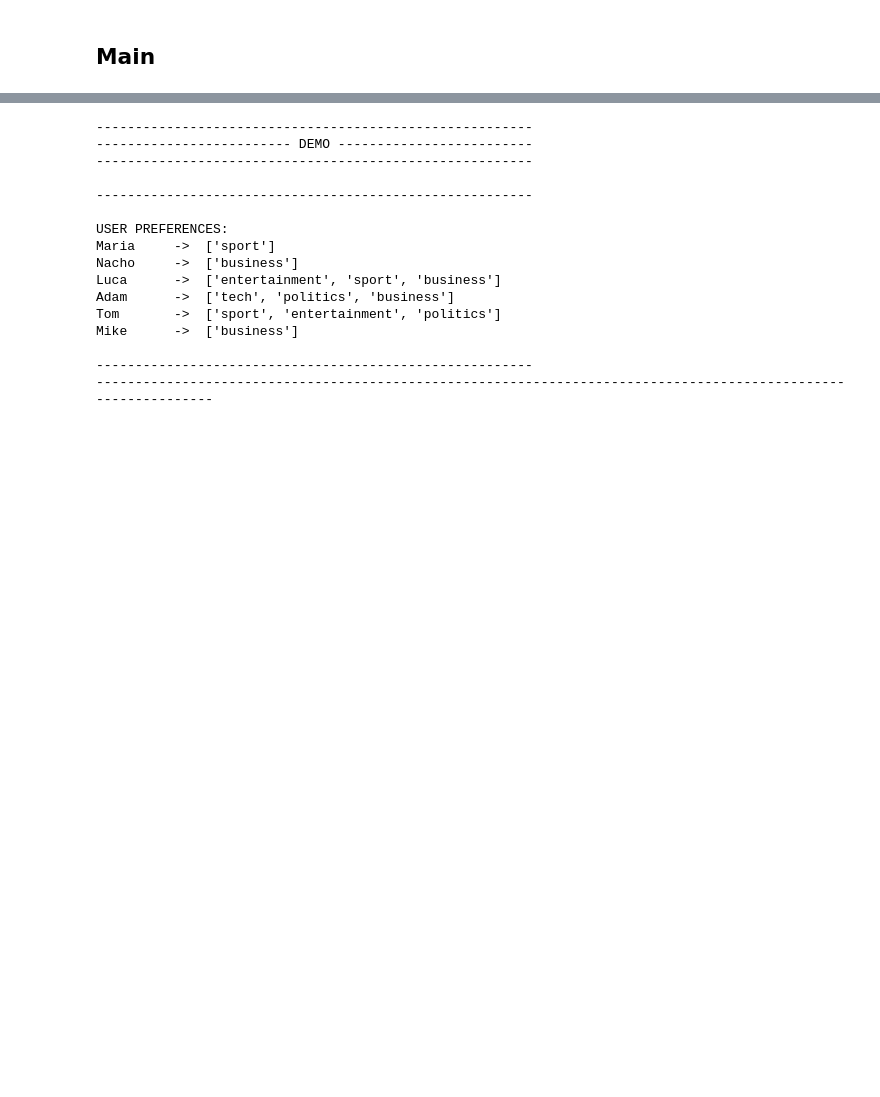
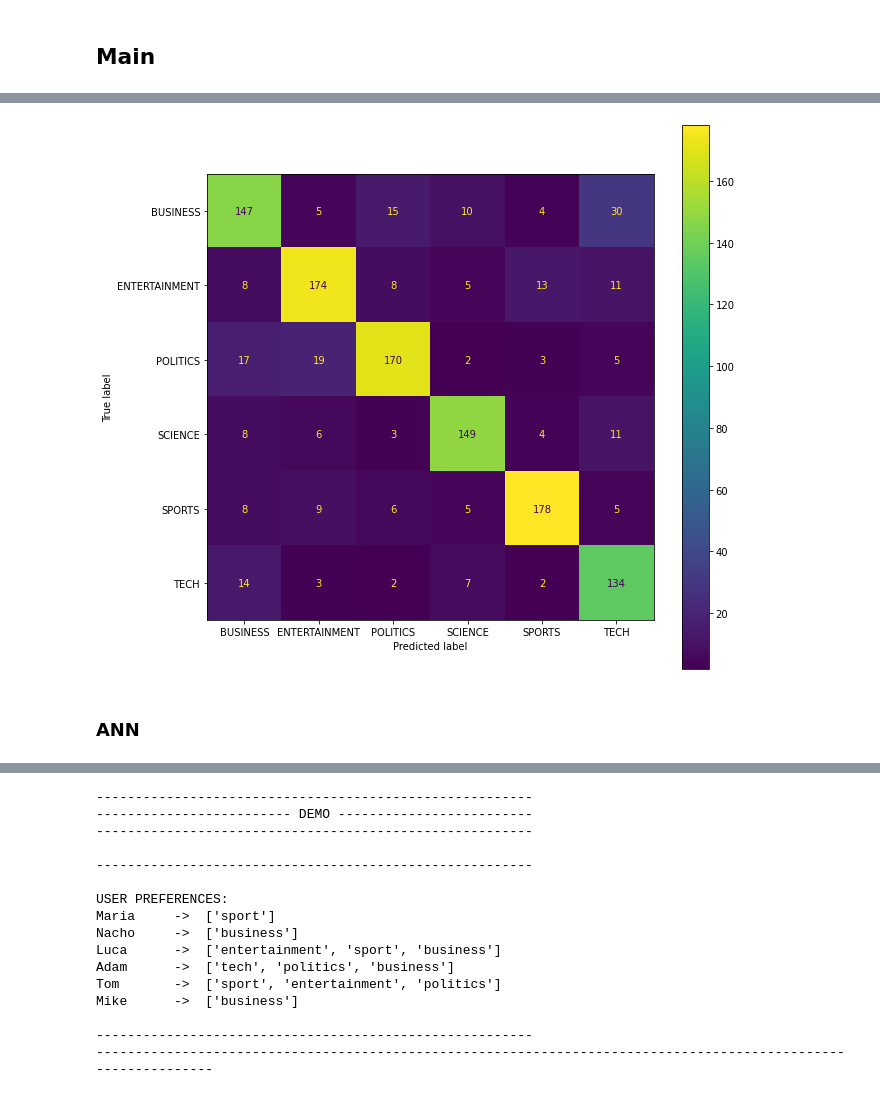
Before and after one commit to CesarPRinso/mui_profile_retrieval, a Jupyter notebook: Notebook_IB/Notebook_IB_retrieval.ipynb, the cells around one changed output, grey strips where cells are left out. Saved outputs shown, nothing was run; the diff lists cells and outputs as text; code cells hidden in the pictures; blank space fills up the shorter version.

```diff
--- a/Notebook_IB/Notebook_IB_retrieval.ipynb
+++ b/Notebook_IB/Notebook_IB_retrieval.ipynb
@@ -366,25 +359,22 @@ print("--------------------------------------------------------\n")
 # Random Forest
 modelRF = train_RF(X_train, y_train)
 eval_model(modelRF, X_val, y_val)
-plot_confusion_matrix(modelRF, X_test, y_test, cmap='Blues')
-plt.show()
+
 # SVM
-modelSVC = train_SVC(X_train, y_train)
-eval_model(modelSVC, X_val, y_val)
-plot_confusion_matrix(modelSVC, X_test, y_test, cmap='Blues')
-plt.show()
+modelSVM = train_SVC(X_train, y_train)
+eval_model(modelSVM, X_val, y_val)
+
 # NN
 modelNN = train_NN(X_train, y_train)
 eval_model(modelNN, X_val, y_val)
-plot_confusion_matrix(modelNN, X_test, y_test, cmap='Blues')
-plt.show()
+
 
 # MODELS TESTING
 print("\n--------------------------------------------------------")
 print("-------------- MODELS  TESTING (accuracy) --------------")
 print("--------------------------------------------------------\n")
 print("RANDOM FOREST:     ", test_model(modelRF, X_test, y_test))
-print("SVC:               ", test_model(modelSVC, X_test, y_test))
+print("SVC:               ", test_model(modelSVM, X_test, y_test))
 print("NEURAL NETWORK:    ", test_model(modelNN, X_test, y_test))
 # %% [output]
 -------------------
@@ -457,0 +436,13 @@ NEURAL NETWORK:     0.7525
+# %%
+y_predict2=modelSVM.predict(X_test)
+# %%
+confusion_matrix_1 = confusion_matrix(np.argmax(label_binarize(y_predict2, classes=np.unique(y_predict2)),1), np.argmax(label_binarize(y_test, classes=np.unique(y_test)),1))
+# %%
+cm_display = metrics.ConfusionMatrixDisplay(confusion_matrix = confusion_matrix_1, display_labels = n_classes)
+
+fig, ax = plt.subplots(figsize=(10,10))
+cm_display.plot(ax=ax);
+# %% [output]
+[figure, added]
+# %% [markdown]
+### ANN
```
Also changed, not shown: parts of 14 cells of this notebook.
